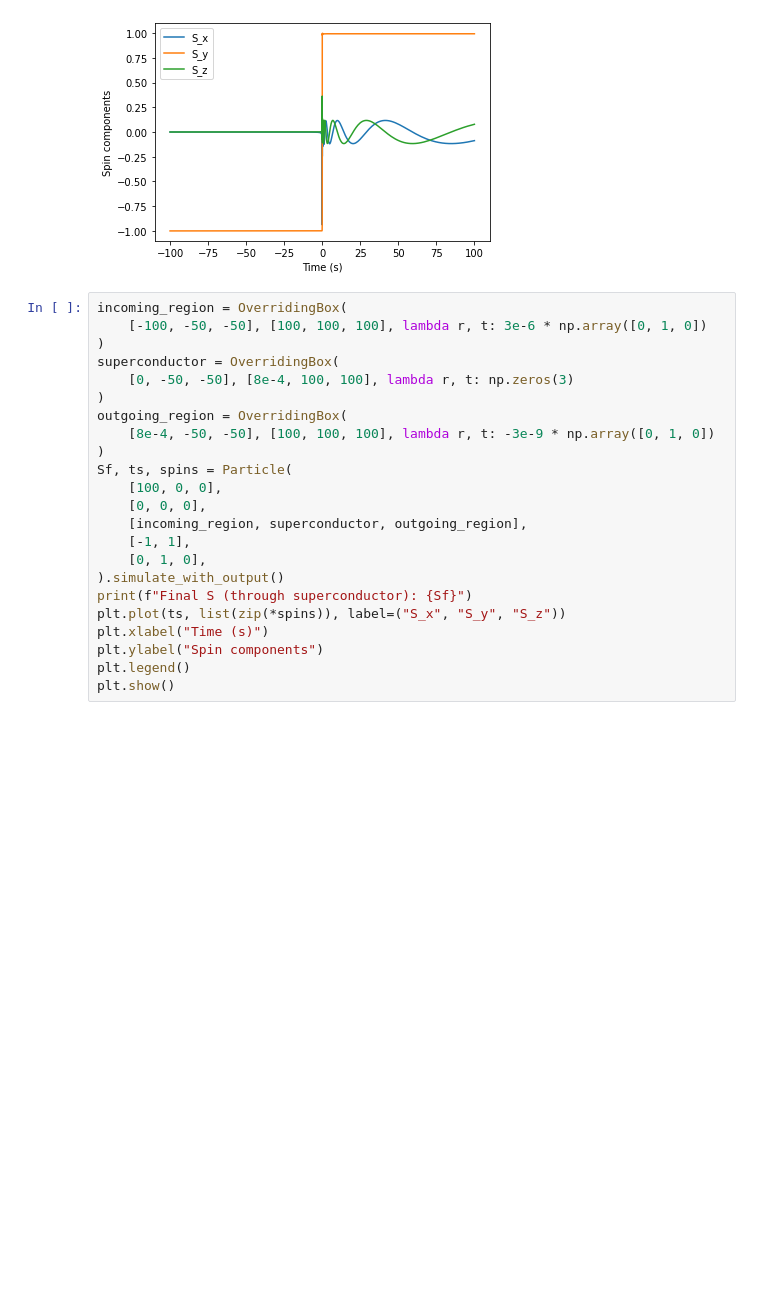
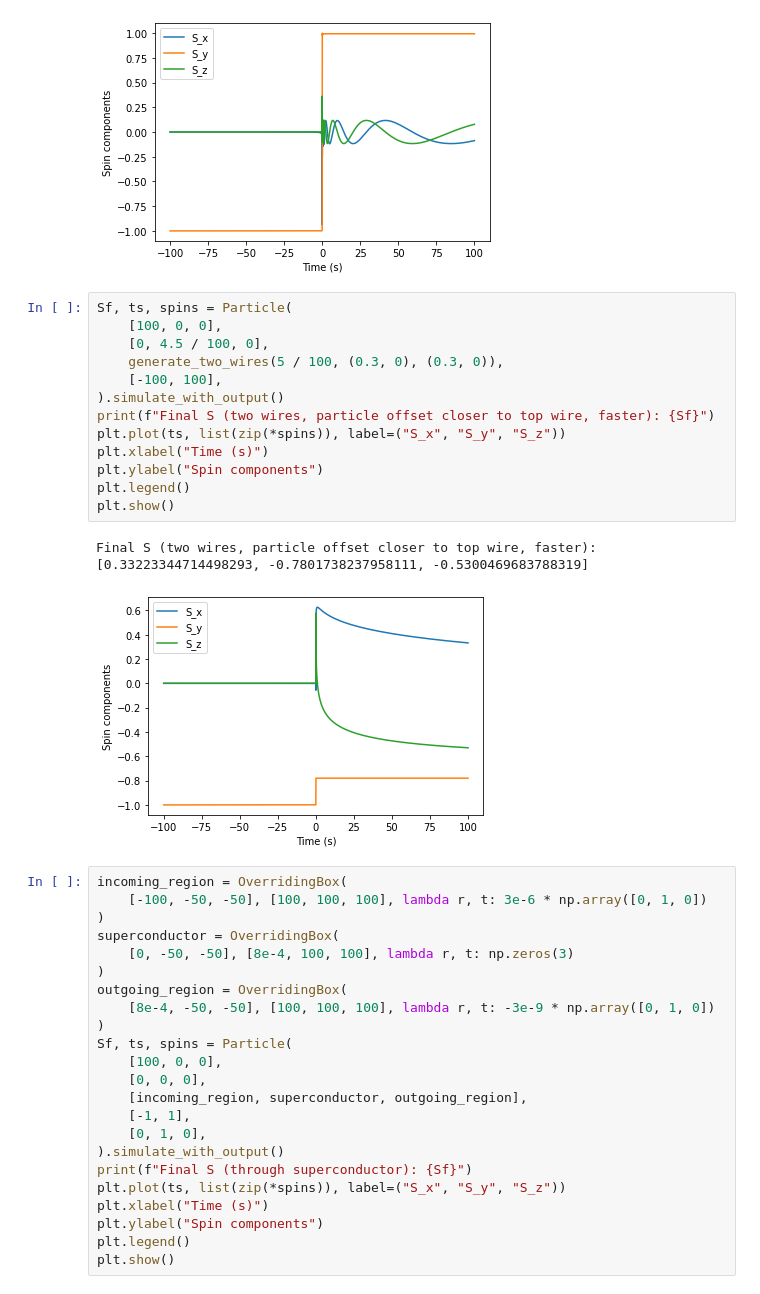
Before and after one commit to erfz/pt-experiment, a Jupyter notebook: simulations/examples.ipynb, the cells around one changed output. Cells and saved outputs as stored; diff of their text form; blank space fills up the shorter version.

Commit message:
Add faster depolarization example

```diff
--- a/simulations/examples.ipynb
+++ b/simulations/examples.ipynb
@@ -98,6 +98,22 @@ plt.show()
 # %% [output]
 Final S (two wires, particle offset closer to top wire): [-0.08735400424031332, 0.9931222835729916, 0.07795298299791759]
 [figure]
+# %%
+Sf, ts, spins = Particle(
+    [100, 0, 0],
+    [0, 4.5 / 100, 0],
+    generate_two_wires(5 / 100, (0.3, 0), (0.3, 0)),
+    [-100, 100],
+).simulate_with_output()
+print(f"Final S (two wires, particle offset closer to top wire, faster): {Sf}")
+plt.plot(ts, list(zip(*spins)), label=("S_x", "S_y", "S_z"))
+plt.xlabel("Time (s)")
+plt.ylabel("Spin components")
+plt.legend()
+plt.show()
+# %% [output]
+Final S (two wires, particle offset closer to top wire, faster): [0.33223344714498293, -0.7801738237958111, -0.5300469683788319]
+[figure, added]
 # %%
 incoming_region = OverridingBox(
     [-100, -50, -50], [100, 100, 100], lambda r, t: 3e-6 * np.array([0, 1, 0])
```
Also changed, not shown: parts of 1 cell of this notebook, 1 other file.
